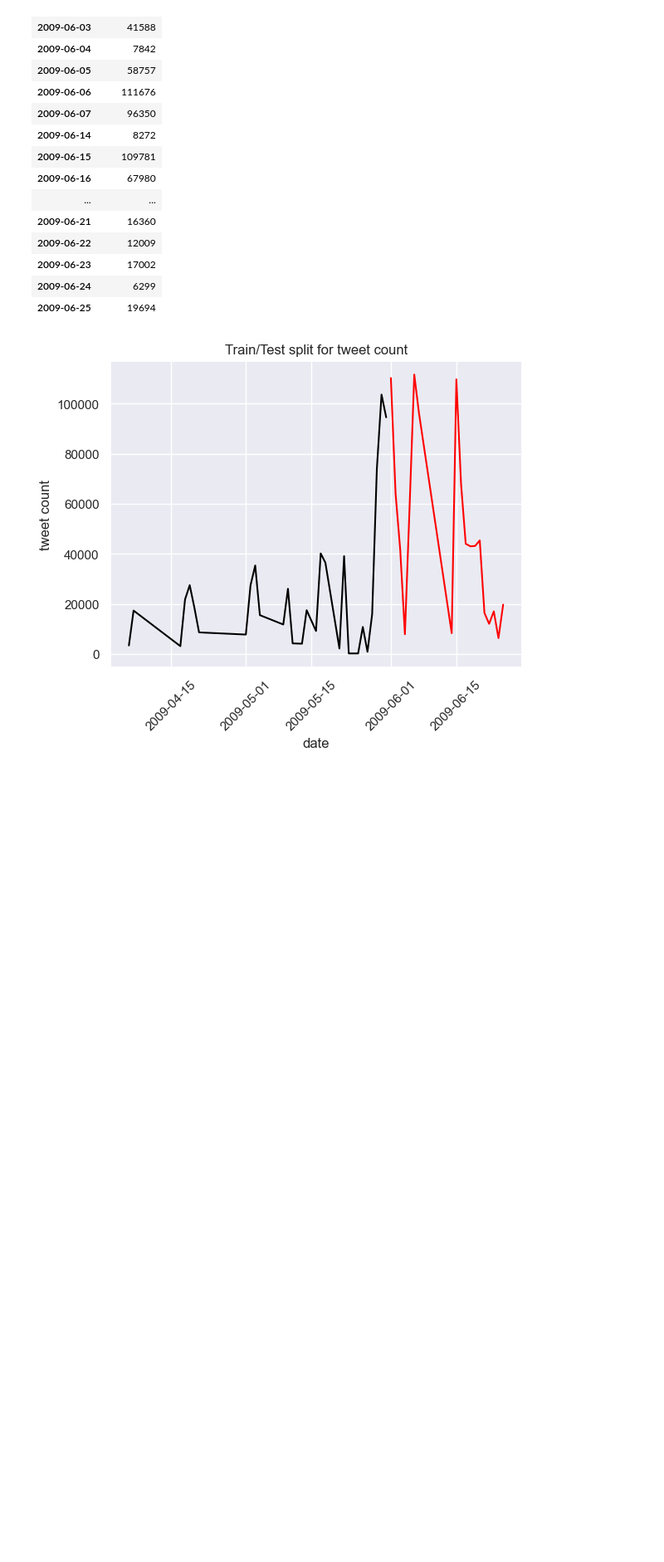
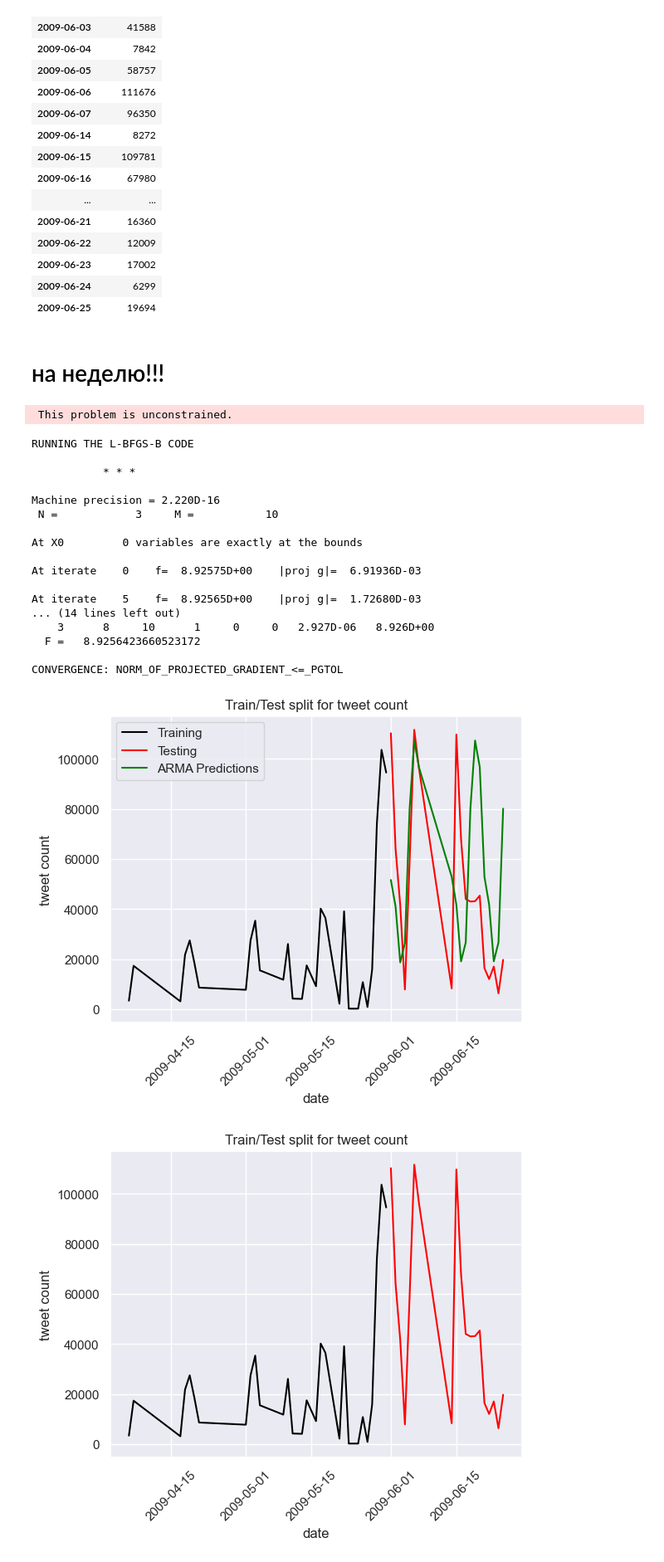
Before and after one commit to Alona-Aldushyna/Summer_2023_August_Repeat_Assessment, a Jupyter notebook: data.ipynb, the cells around one changed output. Shown: that part at 83% size. Saved outputs shown, nothing was run; the diff lists cells and outputs as text; code cells hidden in the pictures; blank space fills up the shorter version.

```diff
--- a/data.ipynb
+++ b/data.ipynb
@@ -139,6 +163,52 @@ test
 | 2009-06-23 | 17002 |
 | 2009-06-24 | 6299 |
 | 2009-06-25 | 19694 |
+# %% [markdown]
+# на неделю!!!
+# %%
+from statsmodels.tsa.statespace.sarimax import SARIMAX
+
+y = train['tweet count']
+
+ARMAmodel = SARIMAX(y, order = (1, 0, 1), seasonal_order=(0, 1, 0, 7))
+ARMAmodel = ARMAmodel.fit()
+
+y_pred = ARMAmodel.get_forecast(len(test.index))
+y_pred_df = y_pred.conf_int(alpha = 0.05)
+y_pred_df["Predictions"] = ARMAmodel.predict(start = y_pred_df.index[0],
+                                             end = y_pred_df.index[-1])
+y_pred_df.index = test.index
+y_pred_outARMA = y_pred_df["Predictions"]
+
+plt.plot(train, color = "black", label = 'Training')
+plt.plot(test, color = "red", label = 'Testing')
+plt.ylabel('tweet count')
+plt.xlabel('date')
+plt.xticks(rotation=45)
+plt.title("Train/Test split for tweet count")
+plt.plot(y_pred_outARMA, color='green', label = 'ARMA Predictions')
+plt.legend()
+plt.show()
+# %% [output]
+ This problem is unconstrained.
+RUNNING THE L-BFGS-B CODE
+
+           * * *
+
+Machine precision = 2.220D-16
+ N =            3     M =           10
+
+At X0         0 variables are exactly at the bounds
+
+At iterate    0    f=  8.92575D+00    |proj g|=  6.91936D-03
+
+At iterate    5    f=  8.92565D+00    |proj g|=  1.72680D-03
+... (14 lines left out)
+    3      8     10      1     0     0   2.927D-06   8.926D+00
+  F =   8.9256423660523172
+
+CONVERGENCE: NORM_OF_PROJECTED_GRADIENT_<=_PGTOL
+[figure, added]
 # %%
 plt.plot(train, color = "black", label = 'Training')
 plt.plot(test, color = "red", label = 'Testing')
```
Also changed, not shown: parts of 5 cells of this notebook.
